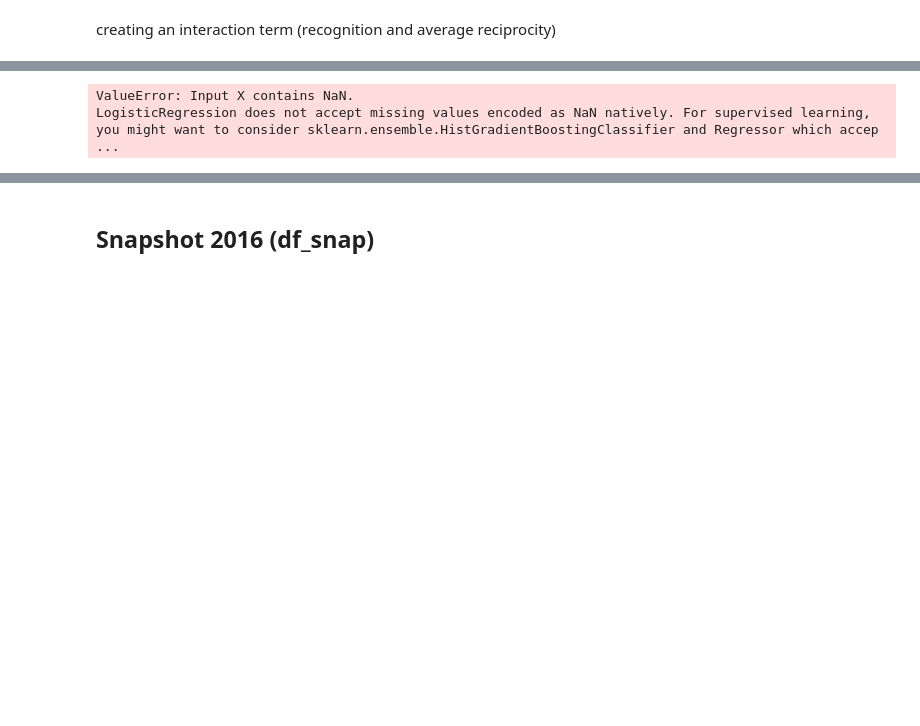
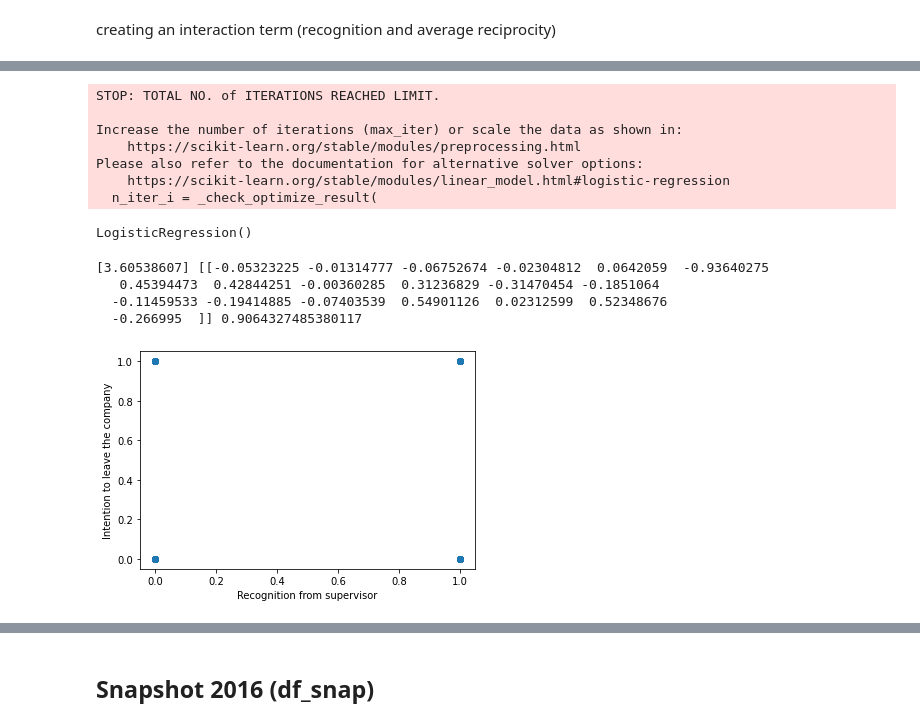
Before and after one commit to maxxxbb/ResearchModule, a Jupyter notebook: src/data_management/Datamanagement.ipynb, the cells around one changed output, grey strips where cells are left out. Drawn from its saved outputs; the diff is of its cells as text; code cells hidden in the pictures; blank space fills up the shorter version.

Commit message:
Regression

```diff
--- a/src/data_management/Datamanagement.ipynb
+++ b/src/data_management/Datamanagement.ipynb
@@ -384,8 +384,6 @@ turnover_mapping = {
     '[100] 100% wahrscheinlich': 1,
 }
 df['turnover_intention'].replace(turnover_mapping, inplace=True)
-# %%
-df = df.drop("overtime_paid", axis=1)
 # %%
 df = df.astype('int')
 df1 = df.mask(df < 0, np.nan)
@@ -497,3 +478,5 @@ df1.dropna()
+# %%
+df2 = df1.dropna()
 # %%
-'''df1["recog_sup"] = df1["recog_sup"].astype(float)
-df1["interaction"] = df1["recog_sup"] * df1["avg_rec"]'''
+df2["recog_sup"] = df2["recog_sup"].astype(float)
+df2["interaction"] = df2["recog_sup"] * df2["avg_rec"]
@@ -500,19 +494,77 @@ df1["interaction"] = df1["recog_sup"] * df1["avg_rec"]'''
 # %%
+from sklearn.preprocessing import OneHotEncoder
 from sklearn.linear_model import LogisticRegression
+from sklearn.preprocessing import LabelEncoder
+
+#from scipy.sparse import hstack
+
+# Select the predictor variables
+X = df2[["recog_sup", "avg_rec", "interaction", "gender", "age_squared", "relative_salary", "firmsize", "school_degree"]]
+
+# Encode the categorical variable as dummy variables
+ohe = OneHotEncoder()
+X_ohe = ohe.fit_transform(X[["firmsize", "school_degree"]]).toarray()
 
 
-# Select the predictor variables
-X = df1[["recog_sup", "avg_rec", "interaction", "gender", "age", "relative_salary"]]
-#"firmsize", "school_degree"
+# Concatenate the numerical and dummy variables with the encoded categorical variables
+X_final = np.concatenate(
+    (
+        X[["avg_rec", "interaction", "age_squared", "relative_salary"]],
+        X_ohe,
+        X[["gender", "recog_sup"]]
+    ),
+    axis=1
+)
+
 
 # Select the target variable
-y = df1["all_turnover_intentions"]
+y = df2["all_turnover_intentions"]
+
+# Create a LabelEncoder object
+le = LabelEncoder()
+
+# Fit the LabelEncoder object to the target variable
+le.fit(y)
+
+# Transform the target variable to an integer
+y = le.transform(y)
 
 # Create a LogisticRegression model
 model = LogisticRegression()
 
 # Fit the model to the data
-model.fit(X, y)
+model.fit(X_final, y)
 # %% [output]
-ValueError: Input X contains NaN.
-LogisticRegression does not accept missing values encoded as NaN natively. For supervised learning, you might want to consider sklearn.ensemble.HistGradientBoostingClassifier and Regressor which accep ...
+STOP: TOTAL NO. of ITERATIONS REACHED LIMIT.
+
+Increase the number of iterations (max_iter) or scale the data as shown in:
+    https://scikit-learn.org/stable/modules/preprocessing.html
+Please also refer to the documentation for alternative solver options:
+    https://scikit-learn.org/stable/modules/linear_model.html#logistic-regression
+  n_iter_i = _check_optimize_result(
+LogisticRegression()
+# %%
+print(model.intercept_, model.coef_, model.score(X_final, y))
+# %% [output]
+[3.60538607] [[-0.05323225 -0.01314777 -0.06752674 -0.02304812  0.0642059  -0.93640275
+   0.45394473  0.42844251 -0.00360285  0.31236829 -0.31470454 -0.1851064
+  -0.11459533 -0.19414885 -0.07403539  0.54901126  0.02312599  0.52348676
+  -0.266995  ]] 0.9064327485380117
+# %%
+import matplotlib.pyplot as plt
+
+# Select the predictor and target variables
+X = df2["recog_sup"]
+y = df2["all_turnover_intentions"]
+
+# Create a scatterplot
+plt.scatter(X, y)
+
+# Add labels to the axes
+plt.xlabel("Recognition from supervisor")
+plt.ylabel("Intention to leave the company")
+
+# Show the plot
+plt.show()
+# %% [output]
+[figure, added]
```
Also changed, not shown: parts of 8 cells of this notebook.
